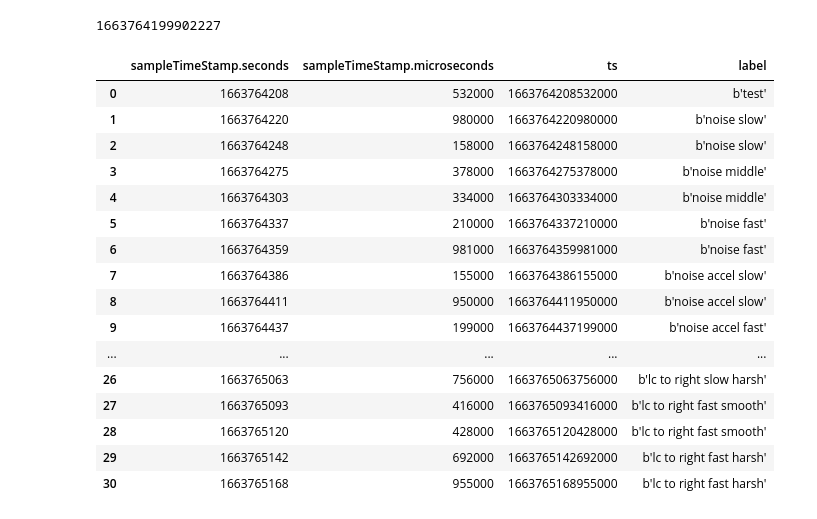
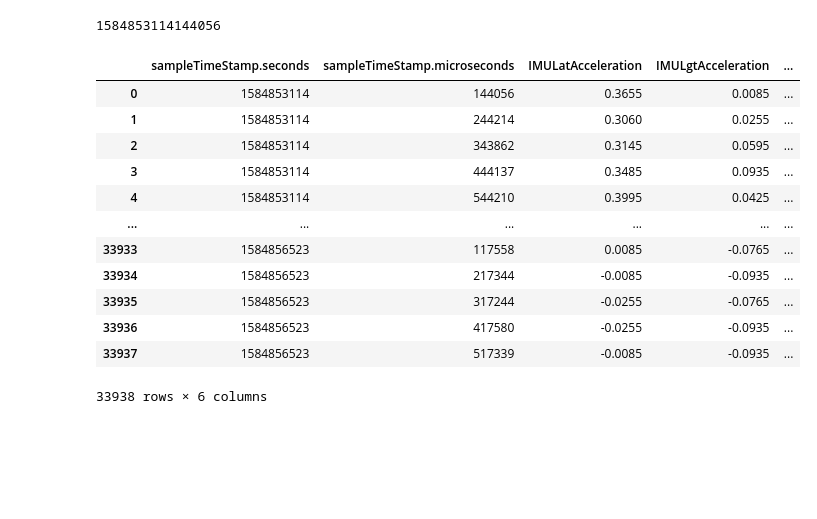
Before and after one commit to Spidergirl93/SFC_scripts, a Jupyter notebook: Cut_CSV.ipynb, the cells around one changed output. Saved outputs shown, nothing was run; the diff lists cells and outputs as text; code cells hidden in the pictures; blank space fills up the shorter version.

```diff
--- a/Cut_CSV.ipynb
+++ b/Cut_CSV.ipynb
@@ -4,8 +4,11 @@ import matplotlib.pyplot as plt
 import morton
 import base64
 # %%
-df = pd.read_csv ('../Data/Messfahrten/20220921/CSV/Testgelaende/Testgelaende_noise_LC/opendlv.device.gps.pos.Grp1Data-0.csv', sep=';', usecols = ['sampleTimeStamp.seconds','sampleTimeStamp.microseconds','lat', 'lon', 'speed', 'accel_lon', 'accel_trans', 'accel_down'])
+#df = pd.read_csv ('../Data/Messfahrten/20220921/CSV/Testgelaende/Testgelaende_noise_LC/opendlv.device.gps.pos.Grp1Data-0.csv', sep=';', usecols = ['sampleTimeStamp.seconds','sampleTimeStamp.microseconds','lat', 'lon', 'speed', 'accel_lon', 'accel_trans', 'accel_down'])
 #df.rename(columns = {'timestamp:10881:<lon>':'ts', 'accel_lon:10881:<double>':'accel_lon', 'accel_trans:10881:<double>':'accel_trans', 'accel_down:10881:<double>':'accel_down'}, inplace = True)
 
+df = pd.read_csv ('./thesis_data/data/Vehicle-IMU-Acceleration-10Hz.csv', sep=';', usecols = ['sampleTimeStamp.seconds','sampleTimeStamp.microseconds','IMULatAcceleration', 'IMULgtAcceleration', 'IMUVerAcceleration'])
+
 df['ts'] = (df['sampleTimeStamp.seconds']*1000000)+df['sampleTimeStamp.microseconds']
+df['ts'] = (df['sampleTimeStamp.seconds']*1000000)+df['sampleTimeStamp.microseconds']
 # %%
@@ -17,27 +20,24 @@ label = label.drop(columns='description')
 # %%
 df['ts'][0]
 # %% [output]
-1663764199902227
+1584853114144056
 # %%
-label
+# label
+df
 # %% [output]
-|  | sampleTimeStamp.seconds | sampleTimeStamp.microseconds | ts | label |
-| 0 | 1663764208 | 532000 | 1663764208532000 | b'test' |
-| 1 | 1663764220 | 980000 | 1663764220980000 | b'noise slow' |
-| 2 | 1663764248 | 158000 | 1663764248158000 | b'noise slow' |
-| 3 | 1663764275 | 378000 | 1663764275378000 | b'noise middle' |
-| 4 | 1663764303 | 334000 | 1663764303334000 | b'noise middle' |
-| 5 | 1663764337 | 210000 | 1663764337210000 | b'noise fast' |
-| 6 | 1663764359 | 981000 | 1663764359981000 | b'noise fast' |
-| 7 | 1663764386 | 155000 | 1663764386155000 | b'noise accel slow' |
-| 8 | 1663764411 | 950000 | 1663764411950000 | b'noise accel slow' |
-| 9 | 1663764437 | 199000 | 1663764437199000 | b'noise accel fast' |
-| ... | ... | ... | ... | ... |
-| 26 | 1663765063 | 756000 | 1663765063756000 | b'lc to right slow harsh' |
-| 27 | 1663765093 | 416000 | 1663765093416000 | b'lc to right fast smooth' |
-| 28 | 1663765120 | 428000 | 1663765120428000 | b'lc to right fast smooth' |
-| 29 | 1663765142 | 692000 | 1663765142692000 | b'lc to right fast harsh' |
-| 30 | 1663765168 | 955000 | 1663765168955000 | b'lc to right fast harsh' |
+|  | sampleTimeStamp.seconds | sampleTimeStamp.microseconds | IMULatAcceleration | IMULgtAcceleration | ... |
+| 0 | 1584853114 | 144056 | 0.3655 | 0.0085 | ... |
+| 1 | 1584853114 | 244214 | 0.3060 | 0.0255 | ... |
+| 2 | 1584853114 | 343862 | 0.3145 | 0.0595 | ... |
+| 3 | 1584853114 | 444137 | 0.3485 | 0.0935 | ... |
+| 4 | 1584853114 | 544210 | 0.3995 | 0.0425 | ... |
+| ... | ... | ... | ... | ... | ... |
+| 33933 | 1584856523 | 117558 | 0.0085 | -0.0765 | ... |
+| 33934 | 1584856523 | 217344 | -0.0085 | -0.0935 | ... |
+| 33935 | 1584856523 | 317244 | -0.0255 | -0.0765 | ... |
+| 33936 | 1584856523 | 417580 | -0.0255 | -0.0935 | ... |
+| 33937 | 1584856523 | 517339 | -0.0085 | -0.0935 | ... |
+33938 rows × 6 columns
 # %%
 #faktor_multiply = 1000000; offset = 10
 
```
Also changed, not shown: parts of 4 cells of this notebook, 32 other files.
